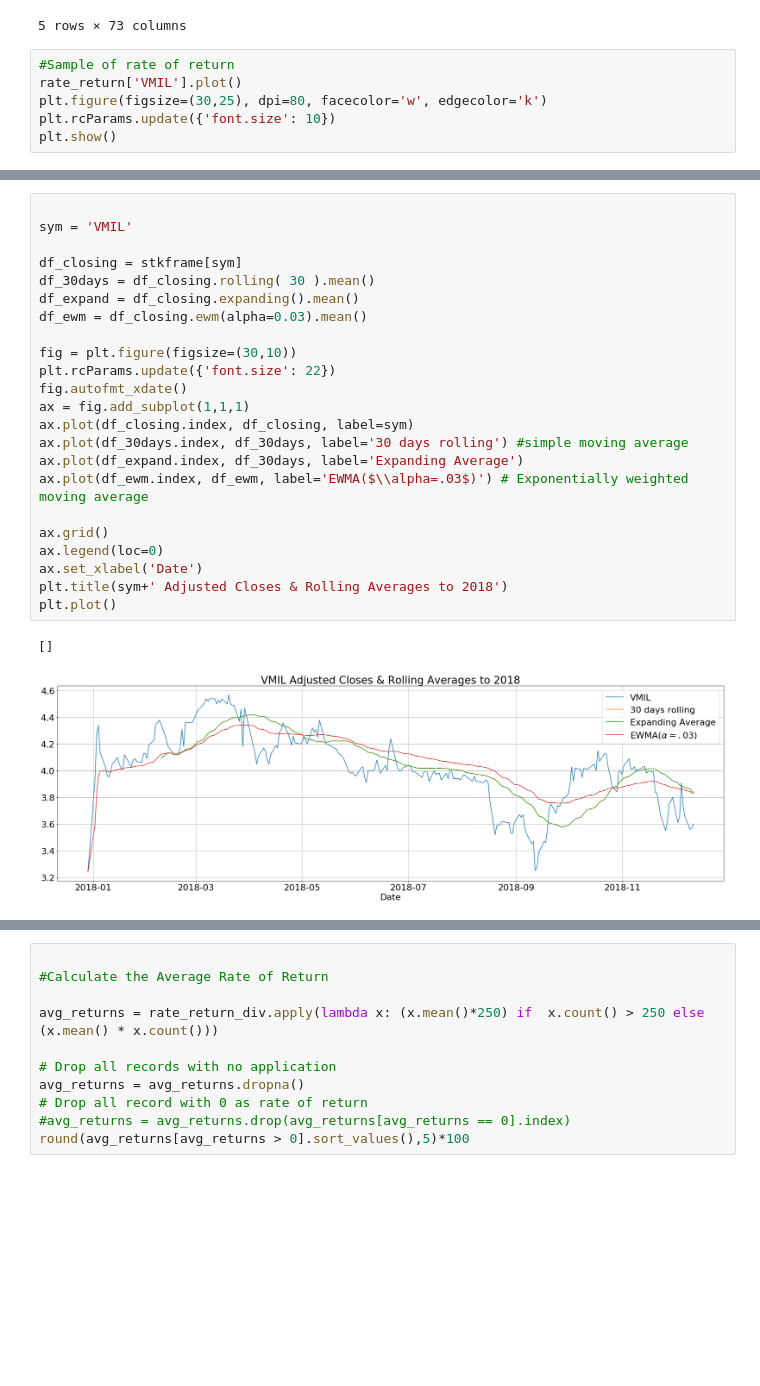
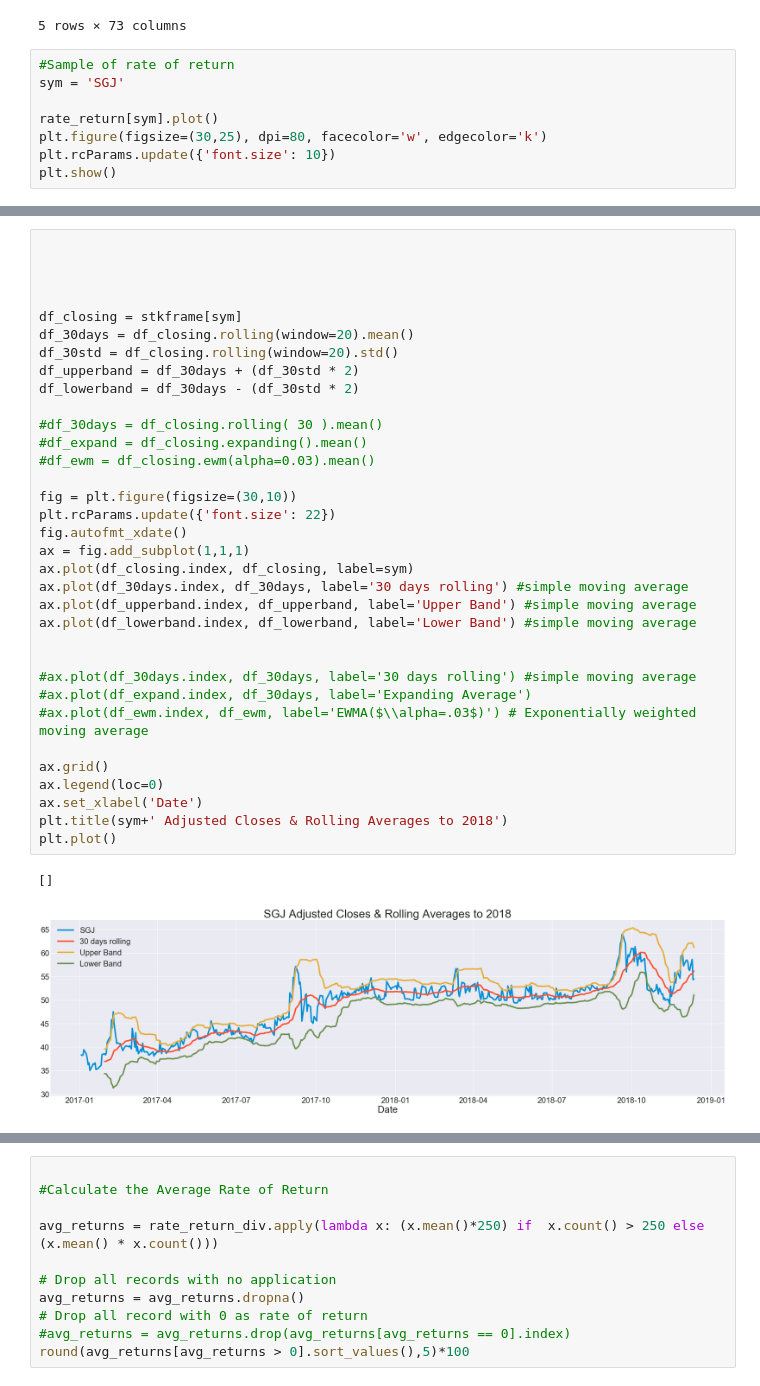
Before and after one commit to romwhyte/jsestockanalysis, a Jupyter notebook: stock analysis.ipynb, the cells around one changed output, grey strips where cells are left out. Cells and saved outputs as stored; diff of their text form; blank space fills up the shorter version.

```diff
--- a/stock analysis.ipynb
+++ b/stock analysis.ipynb
@@ -556,7 +557,9 @@ rate_return.head()
 5 rows × 73 columns
 # %%
 #Sample of rate of return
-rate_return['VMIL'].plot()
+sym = 'SGJ'
+
+rate_return[sym].plot()
 plt.figure(figsize=(30,25), dpi=80, facecolor='w', edgecolor='k')
 plt.rcParams.update({'font.size': 10})
 plt.show()
@@ -565,27 +568,38 @@ plt.show()
 <Figure size 2400x2000 with 0 Axes>
 # %%
 
-sym = 'VMIL'
+
+
 
 df_closing = stkframe[sym]
-df_30days = df_closing.rolling( 30 ).mean()
-df_expand = df_closing.expanding().mean()
-df_ewm = df_closing.ewm(alpha=0.03).mean()
+df_30days = df_closing.rolling(window=20).mean()
+df_30std = df_closing.rolling(window=20).std()
+df_upperband = df_30days + (df_30std * 2)
+df_lowerband = df_30days - (df_30std * 2)
+
+#df_30days = df_closing.rolling( 30 ).mean()
+#df_expand = df_closing.expanding().mean()
+#df_ewm = df_closing.ewm(alpha=0.03).mean()
 
 fig = plt.figure(figsize=(30,10))
 plt.rcParams.update({'font.size': 22})
 fig.autofmt_xdate()
 ax = fig.add_subplot(1,1,1)
 ax.plot(df_closing.index, df_closing, label=sym)
 ax.plot(df_30days.index, df_30days, label='30 days rolling') #simple moving average
-ax.plot(df_expand.index, df_30days, label='Expanding Average')
-ax.plot(df_ewm.index, df_ewm, label='EWMA($\\alpha=.03$)') # Exponentially weighted moving average
+ax.plot(df_upperband.index, df_upperband, label='Upper Band') #simple moving average
+ax.plot(df_lowerband.index, df_lowerband, label='Lower Band') #simple moving average
+
+
+#ax.plot(df_30days.index, df_30days, label='30 days rolling') #simple moving average
+#ax.plot(df_expand.index, df_30days, label='Expanding Average')
+#ax.plot(df_ewm.index, df_ewm, label='EWMA($\\alpha=.03$)') # Exponentially weighted moving average
 
 ax.grid()
 ax.legend(loc=0)
 ax.set_xlabel('Date')
 plt.title(sym+' Adjusted Closes & Rolling Averages to 2018')
 plt.plot()
 # %% [output]
 []
-[figure, old version]
+[figure, new version]
```
Also changed, not shown: parts of 37 cells of this notebook.
